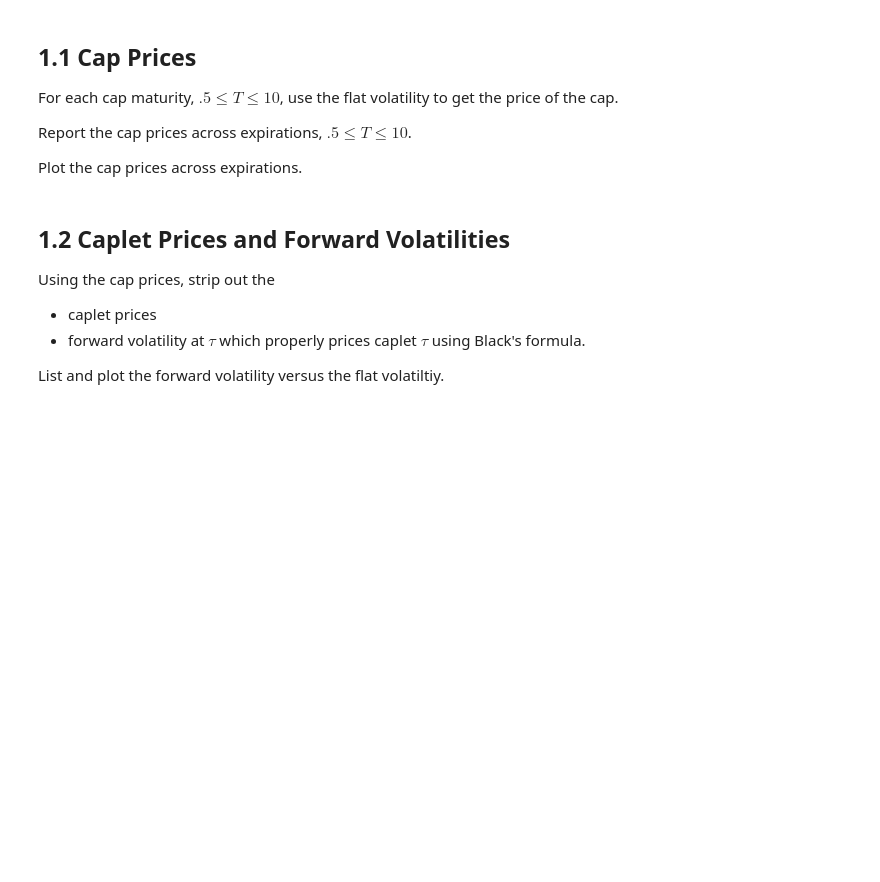
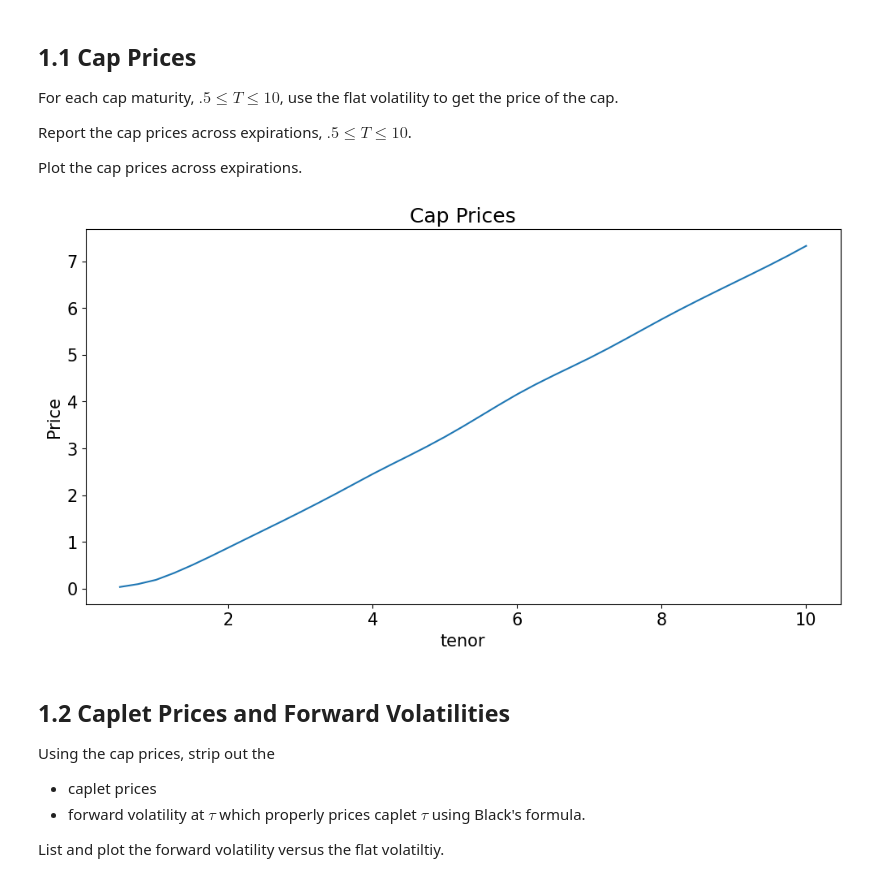
Before and after one commit to nicklewis-16/finm-fiderivs-2024, a Jupyter notebook: homework/Homework 2.ipynb, the cells around one changed output. Drawn from its saved outputs; the diff is of its cells as text; code cells hidden in the pictures; blank space fills up the shorter version.

```diff
--- a/homework/Homework 2.ipynb
+++ b/homework/Homework 2.ipynb
@@ -7,6 +20,30 @@
 
 * Mark Hendricks
 * hendricks@uchicago.edu
+# %%
+import numpy as np
+import pandas as pd
+import datetime
+import warnings
+from scipy.stats import norm
+from scipy.optimize import fsolve
+
+import matplotlib.pyplot as plt
+import seaborn as sns
+%matplotlib inline
+plt.rcParams['figure.figsize'] = (12,6)
+plt.rcParams['font.size'] = 15
+plt.rcParams['legend.fontsize'] = 13
+
+from matplotlib.ticker import (MultipleLocator,
+                               FormatStrFormatter,
+                               AutoMinorLocator)
+
+import sys
+sys.path.insert(0, '../cmds')
+from binomial import *
+from ficcvol import *
+from ratecurves import *
 # %% [markdown]
 # 1. Stripping Caps
 # %% [markdown]
@@ -63,6 +251,15 @@ For each cap maturity, $.5\le T \le 10$, use the flat volatility to get the pric
 Report the cap prices across expirations, $.5\le T \le 10$.
 
 Plot the cap prices across expirations.
+# %%
+DATE = '2024-02-16'
+FILEPATH = f'../data/cap_curves_{DATE}.xlsx'
+curves = pd.read_excel(FILEPATH, sheet_name= f'rate curves {DATE}', index_col='tenor')
+capcurves = flat_to_forward_vol(curves)
+capcurves['cap prices'].plot(title = 'Cap Prices', ylabel = 'Price')
+plt.show()
+# %% [output]
+[figure, added]
 # %% [markdown]
 ## 1.2 Caplet Prices and Forward Volatilities
 
```
Also changed, not shown: parts of 12 cells of this notebook.
